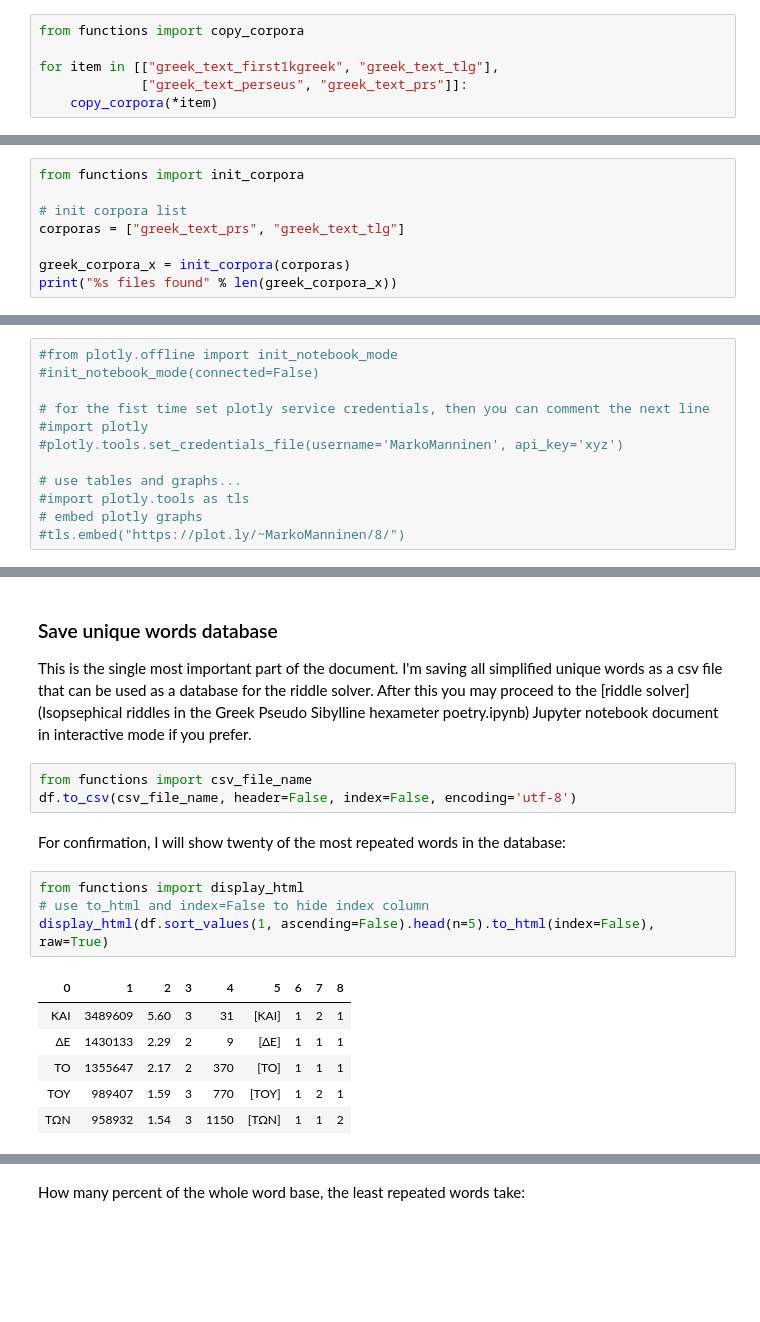
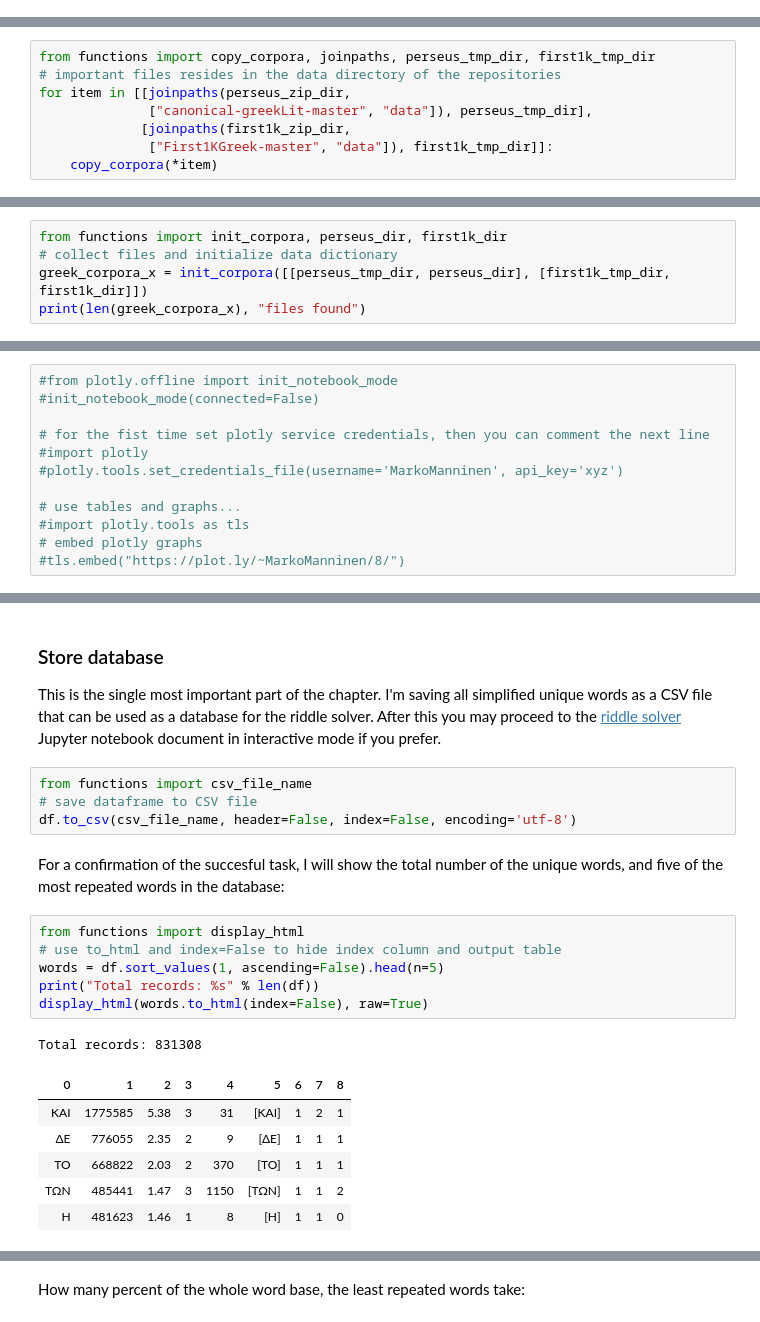
Before and after one commit to markomanninen/grcriddles, a Jupyter notebook: Processing Greek corpora for the isopsehical riddle solver.ipynb, the cells around one changed output, grey strips where cells are left out. Drawn from its saved outputs; the diff is of its cells as text; blank space fills up the shorter version.

```diff
--- a/Processing Greek corpora for the isopsehical riddle solver.ipynb
+++ b/Processing Greek corpora for the isopsehical riddle solver.ipynb
@@ -78,6 +59,0 @@ Note that one can download and extract `greek_text_first1kgreek` directly from
-# %%
-from functions import copy_corpora
-
-for item in [["greek_text_first1kgreek", "greek_text_tlg"],
-             ["greek_text_perseus", "greek_text_prs"]]:
-    copy_corpora(*item)
@@ -88,0 +77,8 @@ Perseus Greek source text is written as a betacode, so I will need a converter s
+# %%
+from functions import copy_corpora, joinpaths, perseus_tmp_dir, first1k_tmp_dir
+# important files resides in the data directory of the repositories
+for item in [[joinpaths(perseus_zip_dir,
+              ["canonical-greekLit-master", "data"]), perseus_tmp_dir],
+             [joinpaths(first1k_zip_dir,
+              ["First1KGreek-master", "data"]), first1k_tmp_dir]]:
+    copy_corpora(*item)
@@ -88,0 +94,5 @@ Perseus Greek source text is written as a betacode, so I will need a converter s
+# %%
+from functions import init_corpora, perseus_dir, first1k_dir
+# collect files and initialize data dictionary
+greek_corpora_x = init_corpora([[perseus_tmp_dir, perseus_dir], [first1k_tmp_dir, first1k_dir]])
+print(len(greek_corpora_x), "files found")
@@ -97,8 +108,0 @@ Extracted content is saved to the author/work based directories. Simplified unci
-# %%
-from functions import init_corpora
-
-# init corpora list
-corporas = ["greek_text_prs", "greek_text_tlg"]
-
-greek_corpora_x = init_corpora(corporas)
-print("%s files found" % len(greek_corpora_x))
@@ -310,22 +304,26 @@ df[7] = df[0].apply(lambda x: sum(list(x.count(c) for c in vowels)))
 df[8] = df[0].apply(lambda x: len(x) - sum(list(x.count(c) for c in vowels)))
 # %% [markdown]
-### Save unique words database
+### Store database
 
-This is the single most important part of the document. I'm saving all simplified unique words as a csv file that can be used as a database for the riddle solver. After this you may proceed to the [riddle solver](Isopsephical riddles in the Greek Pseudo Sibylline hexameter poetry.ipynb) Jupyter notebook document in interactive mode if you prefer.
+This is the single most important part of the chapter. I'm saving all simplified unique words as a CSV file that can be used as a database for the riddle solver. After this you may proceed to the [riddle solver](https://git.io/vASrY) Jupyter notebook document in interactive mode if you prefer.
 # %%
 from functions import csv_file_name
+# save dataframe to CSV file
 df.to_csv(csv_file_name, header=False, index=False, encoding='utf-8')
 # %% [markdown]
-For confirmation, I will show twenty of the most repeated words in the database:
+For a confirmation of the succesful task, I will show the total number of the unique words, and five of the most repeated words in the database:
 # %%
 from functions import display_html
-# use to_html and index=False to hide index column
-display_html(df.sort_values(1, ascending=False).head(n=5).to_html(index=False), raw=True)
+# use to_html and index=False to hide index column and output table
+words = df.sort_values(1, ascending=False).head(n=5)
+print("Total records: %s" % len(df))
+display_html(words.to_html(index=False), raw=True)
 # %% [output]
+Total records: 831308
 | 0 | 1 | 2 | 3 | 4 | 5 | 6 | 7 | 8 |
-| ΚΑΙ | 3489609 | 5.60 | 3 | 31 | [ΚΑΙ] | 1 | 2 | 1 |
-| ΔΕ | 1430133 | 2.29 | 2 | 9 | [ΔΕ] | 1 | 1 | 1 |
-| ΤΟ | 1355647 | 2.17 | 2 | 370 | [ΤΟ] | 1 | 1 | 1 |
-| ΤΟΥ | 989407 | 1.59 | 3 | 770 | [ΤΟΥ] | 1 | 2 | 1 |
-| ΤΩΝ | 958932 | 1.54 | 3 | 1150 | [ΤΩΝ] | 1 | 1 | 2 |
+| ΚΑΙ | 1775585 | 5.38 | 3 | 31 | [ΚΑΙ] | 1 | 2 | 1 |
+| ΔΕ | 776055 | 2.35 | 2 | 9 | [ΔΕ] | 1 | 1 | 1 |
+| ΤΟ | 668822 | 2.03 | 2 | 370 | [ΤΟ] | 1 | 1 | 1 |
+| ΤΩΝ | 485441 | 1.47 | 3 | 1150 | [ΤΩΝ] | 1 | 1 | 2 |
+| Η | 481623 | 1.46 | 1 | 8 | [Η] | 1 | 1 | 0 |
 # %% [markdown]
```
Also changed, not shown: parts of 46 cells of this notebook, 3 other files.
